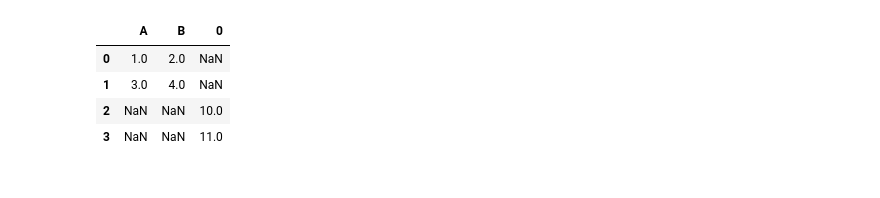
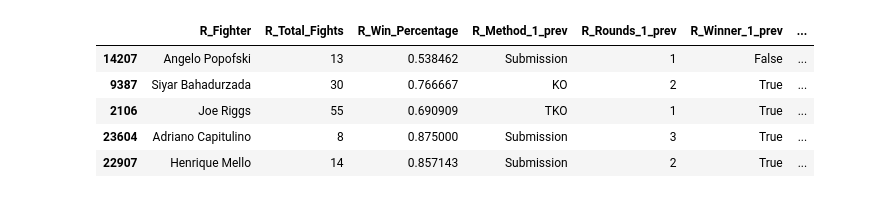
Before and after one commit to nahutch/UFCProject, a Jupyter notebook: UFC_Predictions_v1.ipynb, the cells around one changed output. Cells and saved outputs as stored; diff of their text form; code cells hidden in the pictures.

```diff
--- a/UFC_Predictions_v1.ipynb
+++ b/UFC_Predictions_v1.ipynb
@@ -307,13 +257,0 @@ retrieve_fights_before_date("Sam Hoger", t_fighter_series.iloc[123]["date"])
-# %%
-df = pd.DataFrame([[1, 2], [3, 4]], columns=list('AB'))
-
-df2 = pd.DataFrame([[5, 6], [7, 8]], columns=list('AB'))
-df.append(df2)
-
-df.append([10, 11], ignore_index = True)
-# %% [output]
-|  | A | B | 0 |
-| 0 | 1.0 | 2.0 | NaN |
-| 1 | 3.0 | 4.0 | NaN |
-| 2 | NaN | NaN | 10.0 |
-| 3 | NaN | NaN | 11.0 |
@@ -319,0 +260,15 @@ df.append([10, 11], ignore_index = True)
+# %%
+#Can below this runs from CSV
+
+
+input_data = pd.read_csv("preprocessed_data.csv")
+input_data = input_data.sample(frac = 1, random_state = 1)
+
+input_data.head()
+# %% [output]
+|  | R_Fighter | R_Total_Fights | R_Win_Percentage | R_Method_1_prev | R_Rounds_1_prev | R_Winner_1_prev | ... |
+| 14207 | Angelo Popofski | 13 | 0.538462 | Submission | 1 | False | ... |
+| 9387 | Siyar Bahadurzada | 30 | 0.766667 | KO | 2 | True | ... |
+| 2106 | Joe Riggs | 55 | 0.690909 | TKO | 1 | True | ... |
+| 23604 | Adriano Capitulino | 8 | 0.875000 | Submission | 3 | True | ... |
+| 22907 | Henrique Mello | 14 | 0.857143 | Submission | 2 | True | ... |
```
Also changed, not shown: parts of 19 cells of this notebook.
